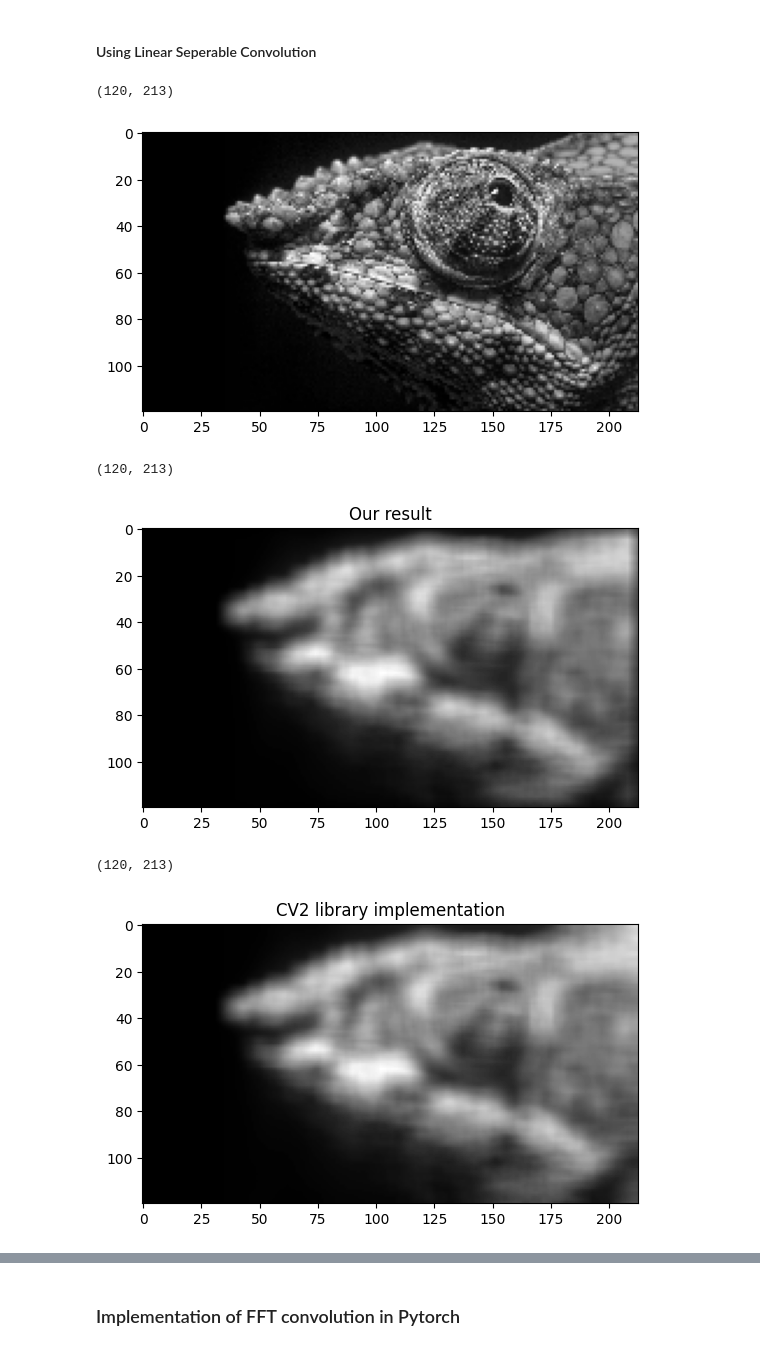
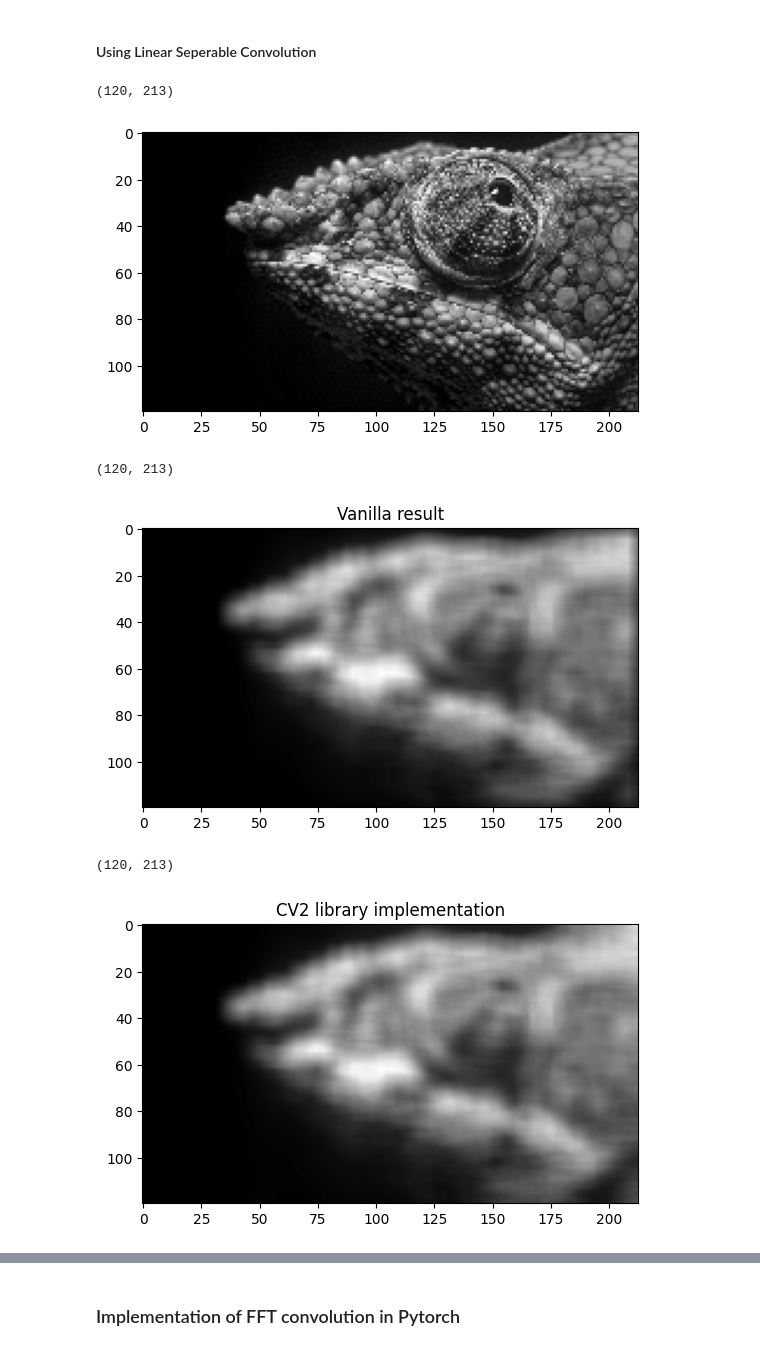
Before and after one commit to natharyan/CS-2467-Monsoon-2024, a Jupyter notebook: PSET1/C.ipynb, the cells around one changed output, grey strips where cells are left out. Cells and saved outputs as stored; diff of their text form; code cells hidden in the pictures.

```diff
--- a/PSET1/C.ipynb
+++ b/PSET1/C.ipynb
@@ -53,35 +53,35 @@ vanilla_result = separable_moving_average_convolution(greyorg_resized, matrsize)
 vanilla_time = time() - start
 
 # apply cv2.blur
 start = time()
 cv2blurred_result = cv2.blur(greyorg_resized, (matrsize, matrsize))
 library_time = time() - start
 
 difference = np.abs(vanilla_result.astype(np.int64) - cv2blurred_result.astype(np.int64))
 
 # Display results
 plt.imshow(greyorg_resized, cmap='gray')
 plt.show()
 print(vanilla_result.shape)
 plt.imshow(vanilla_result.astype(np.int64), cmap='gray')
-plt.title("Our result")
+plt.title("Vanilla result")
 plt.show()
 print(cv2blurred_result.shape)
 plt.imshow(cv2blurred_result, cmap='gray')
 plt.title("CV2 library implementation")
 plt.show()
 plt.imshow(difference,cmap='gray')
 plt.title("Difference")
 plt.show()
 
 print("Vanilla Implementation:",vanilla_time,"(Python)")
 print("Library Result:",library_time,"(C)")
 print("Difference:",vanilla_time-library_time)
 # %% [output]
 (120, 213)
 [figure]
 (120, 213)
-[figure, old version]
+[figure, new version]
 (120, 213)
 [figure]
 [figure]
```
Also changed, not shown: parts of 2 cells of this notebook, 4 other files.
